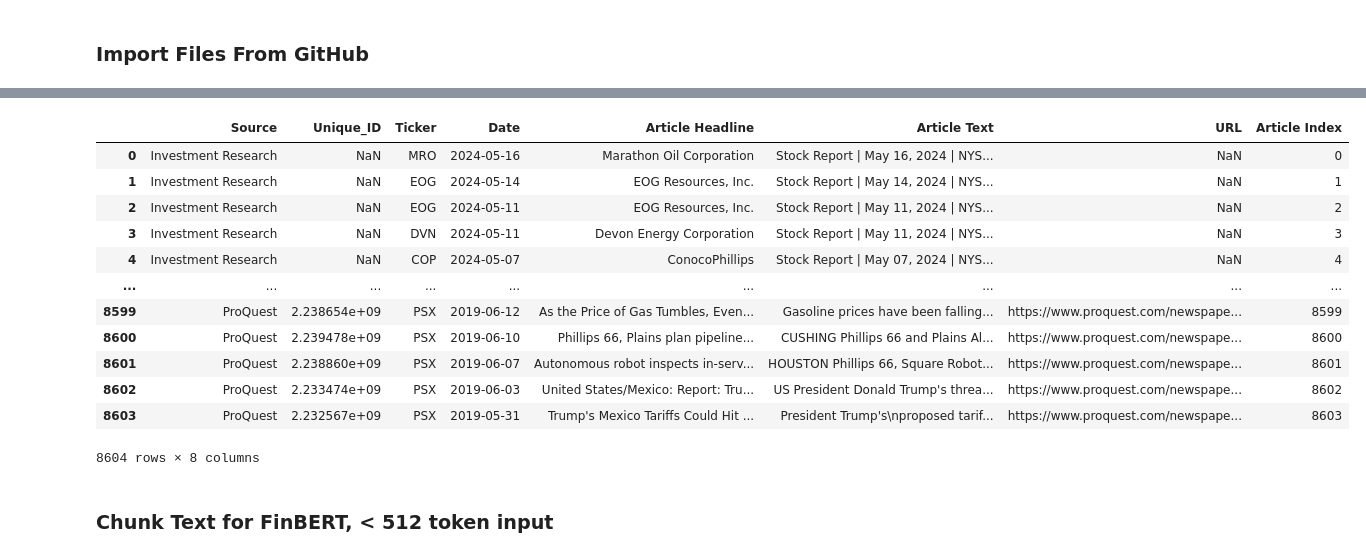
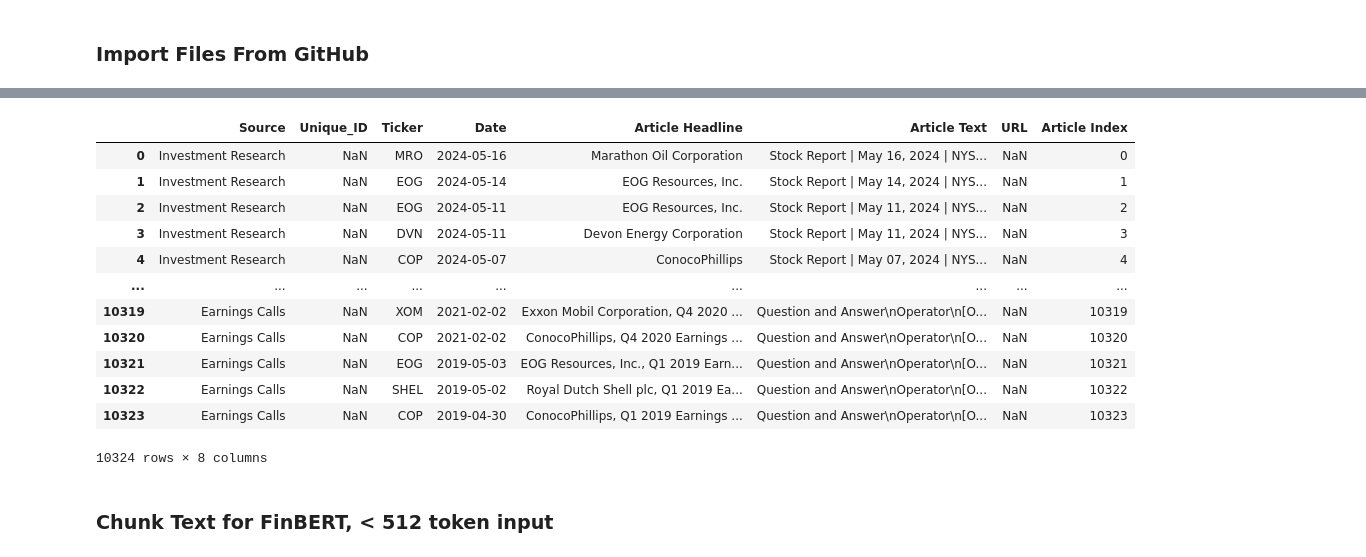
Before and after one commit to Kussil/Financial_Sentiment_LLM, a Jupyter notebook: 03_Sentiment_Analysis/Sentiment_Analysis_(FinBERT).ipynb, the cells around one changed output, grey strips where cells are left out. Drawn from its saved outputs; the diff is of its cells as text; code cells hidden in the pictures.

Commit message:
updated to include earnings calls

```diff
--- a/03_Sentiment_Analysis/Sentiment_Analysis_(FinBERT).ipynb
+++ b/03_Sentiment_Analysis/Sentiment_Analysis_(FinBERT).ipynb
@@ -31,29 +31,30 @@ Updating files: 100% (1080/1080), done.
 # %%
 invest_df1 = pd.read_csv('/content/CVX_Rice_project/02_Cleaned_Data/Investment_Research_Part1.csv')
 invest_df2 = pd.read_csv('/content/CVX_Rice_project/02_Cleaned_Data/Investment_Research_Part2.csv')
 proquest_df = pd.read_csv('/content/CVX_Rice_project/02_Cleaned_Data/ProQuest_Articles.csv')
-# sec_df = pd.read_csv('/content/CVX_Rice_project/02_Cleaned_Data/SEC_Filings.csv')
+earnings_presentations = pd.read_csv('/content/CVX_Rice_project/02_Cleaned_Data/Earnings_Presentations.csv')
+earnings_qa = pd.read_csv('/content/CVX_Rice_project/02_Cleaned_Data/Earnings_QA.csv')
+sec_df = pd.read_csv('/content/CVX_Rice_project/02_Cleaned_Data/SEC_Filings.csv')
 
-# df = pd.concat([invest_df1, invest_df2, proquest_df, sec_df], ignore_index=True)
-df = pd.concat([invest_df1, invest_df2, proquest_df], ignore_index=True)
+df = pd.concat([invest_df1, invest_df2, proquest_df, sec_df, earnings_presentations, earnings_qa], ignore_index=True)
 df['Article Index'] = df.index
 df['Date'] = pd.to_datetime(df['Date'], format='mixed')
 df['Date']= pd.to_datetime(df['Date']).dt.date
 df
 # %% [output]
 |  | Source | Unique_ID | Ticker | Date | Article Headline | Article Text | URL | Article Index |
 | 0 | Investment Research | NaN | MRO | 2024-05-16 | Marathon Oil Corporation | Stock Report | May 16, 2024 | NYS... | NaN | 0 |
 | 1 | Investment Research | NaN | EOG | 2024-05-14 | EOG Resources, Inc. | Stock Report | May 14, 2024 | NYS... | NaN | 1 |
 | 2 | Investment Research | NaN | EOG | 2024-05-11 | EOG Resources, Inc. | Stock Report | May 11, 2024 | NYS... | NaN | 2 |
 | 3 | Investment Research | NaN | DVN | 2024-05-11 | Devon Energy Corporation | Stock Report | May 11, 2024 | NYS... | NaN | 3 |
 | 4 | Investment Research | NaN | COP | 2024-05-07 | ConocoPhillips | Stock Report | May 07, 2024 | NYS... | NaN | 4 |
 | ... | ... | ... | ... | ... | ... | ... | ... | ... |
-| 8599 | ProQuest | 2.238654e+09 | PSX | 2019-06-12 | As the Price of Gas Tumbles, Even... | Gasoline prices have been falling... | https://www.proquest.com/newspape... | 8599 |
-| 8600 | ProQuest | 2.239478e+09 | PSX | 2019-06-10 | Phillips 66, Plains plan pipeline... | CUSHING Phillips 66 and Plains Al... | https://www.proquest.com/newspape... | 8600 |
-| 8601 | ProQuest | 2.238860e+09 | PSX | 2019-06-07 | Autonomous robot inspects in-serv... | HOUSTON Phillips 66, Square Robot... | https://www.proquest.com/newspape... | 8601 |
-| 8602 | ProQuest | 2.233474e+09 | PSX | 2019-06-03 | United States/Mexico: Report: Tru... | US President Donald Trump's threa... | https://www.proquest.com/newspape... | 8602 |
-| 8603 | ProQuest | 2.232567e+09 | PSX | 2019-05-31 | Trump's Mexico Tariffs Could Hit ... | President Trump's\nproposed tarif... | https://www.proquest.com/newspape... | 8603 |
+| 10319 | Earnings Calls | NaN | XOM | 2021-02-02 | Exxon Mobil Corporation, Q4 2020 ... | Question and Answer\nOperator\n[O... | NaN | 10319 |
+| 10320 | Earnings Calls | NaN | COP | 2021-02-02 | ConocoPhillips, Q4 2020 Earnings ... | Question and Answer\nOperator\n[O... | NaN | 10320 |
+| 10321 | Earnings Calls | NaN | EOG | 2019-05-03 | EOG Resources, Inc., Q1 2019 Earn... | Question and Answer\nOperator\n[O... | NaN | 10321 |
+| 10322 | Earnings Calls | NaN | SHEL | 2019-05-02 | Royal Dutch Shell plc, Q1 2019 Ea... | Question and Answer\nOperator\n[O... | NaN | 10322 |
+| 10323 | Earnings Calls | NaN | COP | 2019-04-30 | ConocoPhillips, Q1 2019 Earnings ... | Question and Answer\nOperator\n[O... | NaN | 10323 |
-8604 rows × 8 columns
+10324 rows × 8 columns
 # %% [markdown]
 ### Chunk Text for FinBERT, < 512 token input
 # %%
```
Also changed, not shown: parts of 1 cell of this notebook.
